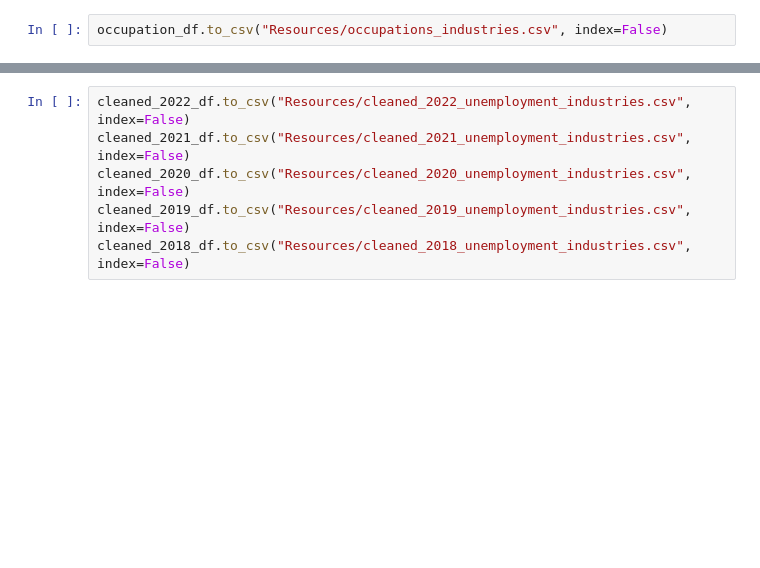
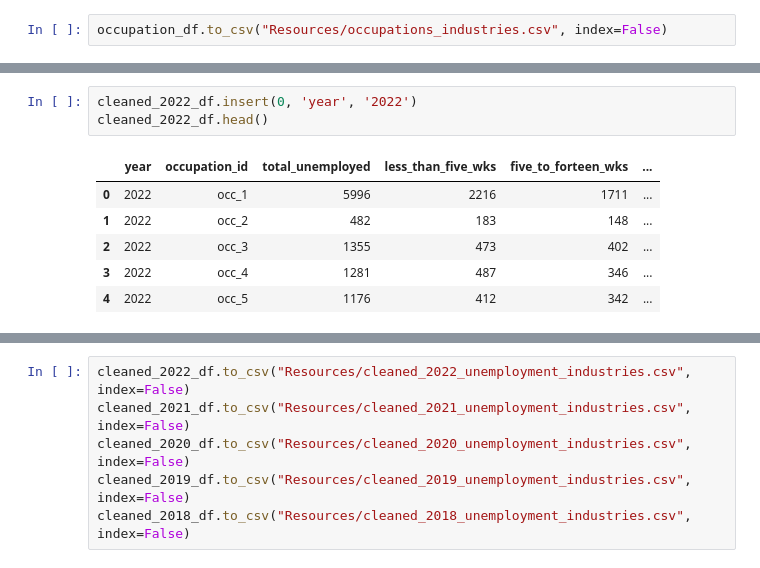
Before and after one commit to tvaughn905/Project-3, a Jupyter notebook: cleaning_industry_data.ipynb, the cells around one changed output, grey strips where cells are left out. Cells and saved outputs as stored; diff of their text form; blank space fills up the shorter version.

Commit message:
Added variable 'year' for SQL

```diff
--- a/cleaning_industry_data.ipynb
+++ b/cleaning_industry_data.ipynb
@@ -195,0 +467,10 @@ cleaned_2018_df.head()
+# %%
+cleaned_2022_df.insert(0, 'year', '2022')
+cleaned_2022_df.head()
+# %% [output]
+|  | year | occupation_id | total_unemployed | less_than_five_wks | five_to_forteen_wks | ... |
+| 0 | 2022 | occ_1 | 5996 | 2216 | 1711 | ... |
+| 1 | 2022 | occ_2 | 482 | 183 | 148 | ... |
+| 2 | 2022 | occ_3 | 1355 | 473 | 402 | ... |
+| 3 | 2022 | occ_4 | 1281 | 487 | 346 | ... |
+| 4 | 2022 | occ_5 | 1176 | 412 | 342 | ... |
```
Also changed, not shown: parts of 38 cells of this notebook, 5 other files.
